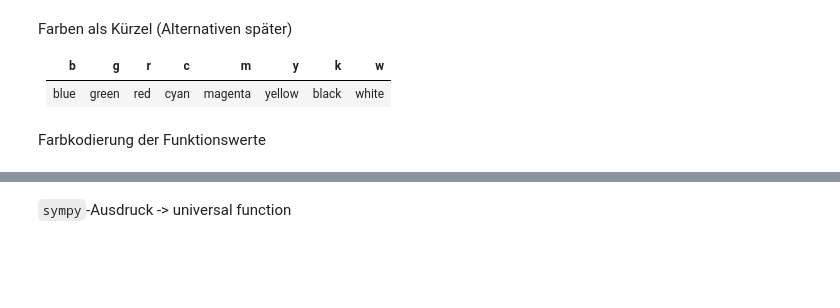
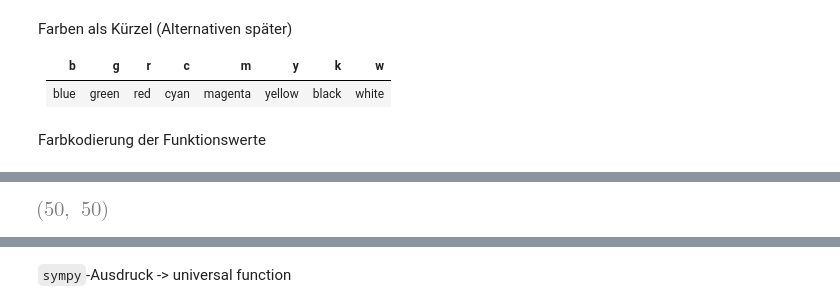
Before and after one commit to Ruediger-Braun/compana20, a Jupyter notebook: Lektion10.ipynb, the cells around one changed output, grey strips where cells are left out. Drawn from its saved outputs; the diff is of its cells as text; code cells hidden in the pictures; blank space fills up the shorter version.

```diff
--- a/Lektion10.ipynb
+++ b/Lektion10.ipynb
@@ -179,2 +293,6 @@ X[:5, :5]
+# %%
+X.shape
+# %% [output]
+[figure, added]
 # %%
 Y[:5, :5]
```
Also changed, not shown: parts of 56 cells of this notebook.
